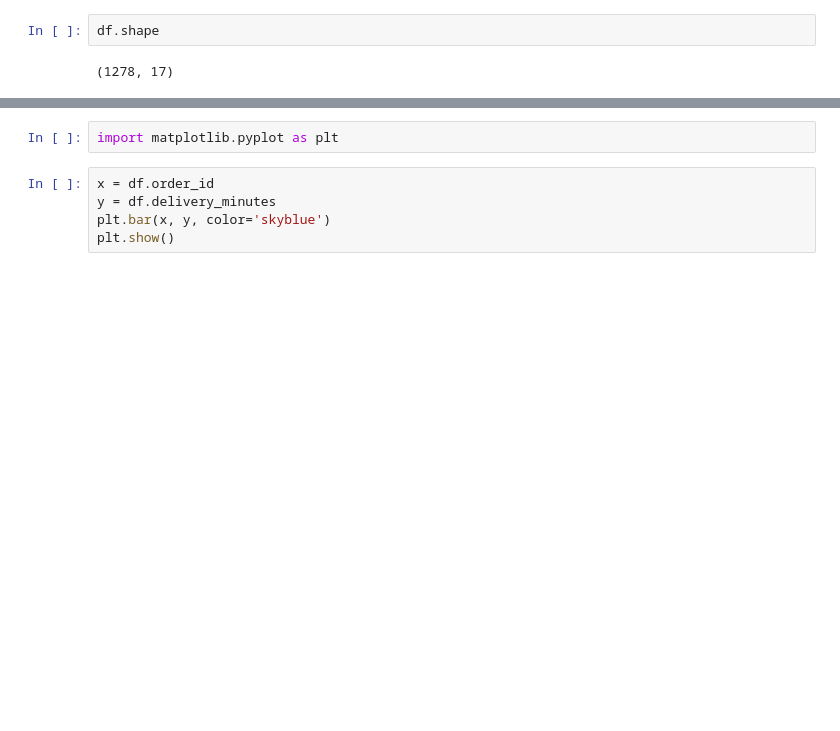
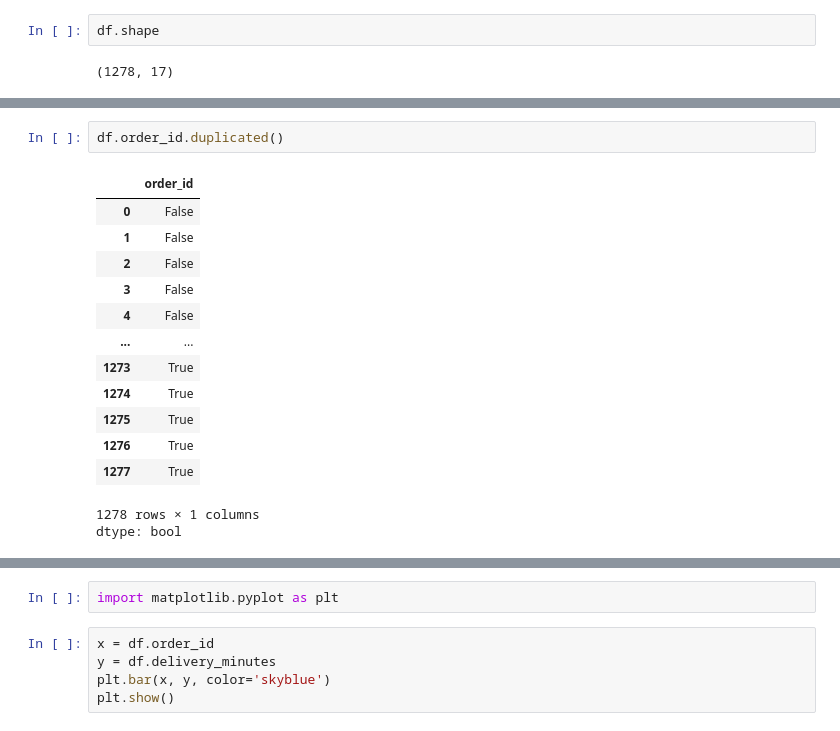
Before and after one commit to MEDBEDGITHUB/eda_project_yanakurierovnikogda, a Jupyter notebook: main.ipynb, the cells around one changed output, grey strips where cells are left out. Drawn from its saved outputs; the diff is of its cells as text; blank space fills up the shorter version.

```diff
--- a/main.ipynb
+++ b/main.ipynb
@@ -38,0 +57,17 @@ df.shape
+# %%
+df.order_id.duplicated()
+# %% [output]
+|  | order_id |
+| 0 | False |
+| 1 | False |
+| 2 | False |
+| 3 | False |
+| 4 | False |
+| ... | ... |
+| 1273 | True |
+| 1274 | True |
+| 1275 | True |
+| 1276 | True |
+| 1277 | True |
+1278 rows × 1 columns
+dtype: bool
```
Also changed, not shown: parts of 8 cells of this notebook.
